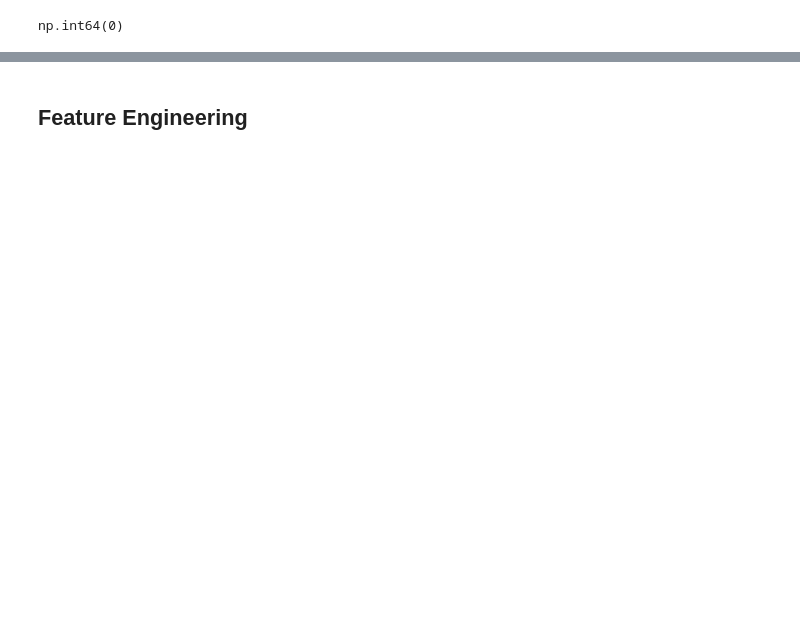
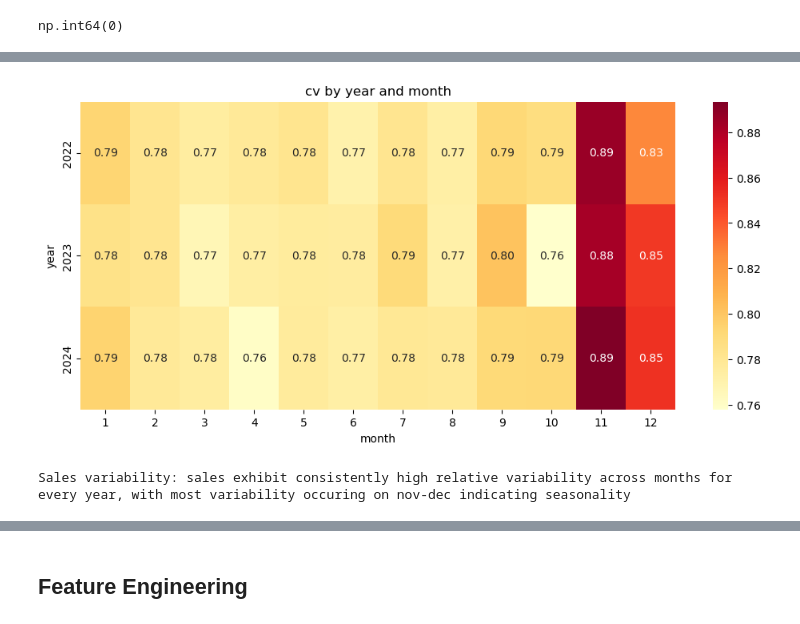
Before and after one commit to paolomags100/predictive-model-retail-sales-forecast, a Jupyter notebook: jupyter-nb/retail_sales_forecasting.ipynb, the cells around one changed output, grey strips where cells are left out. Cells and saved outputs as stored; diff of their text form; code cells hidden in the pictures; blank space fills up the shorter version.

```diff
--- a/jupyter-nb/retail_sales_forecasting.ipynb
+++ b/jupyter-nb/retail_sales_forecasting.ipynb
@@ -887,0 +185,14 @@ cpi: -0.002
+# %%
+# extract date features
+retail_sales['year'] = retail_sales['date'].dt.year
+retail_sales['month'] = retail_sales['date'].dt.month
+retail_sales['quarter'] = retail_sales['date'].dt.quarter
+retail_sales['week_of_year'] = retail_sales['date'].dt.isocalendar().week.astype(int)
+retail_sales['day_name'] = retail_sales['date'].dt.day_name()
+
+# check results
+display(
+    retail_sales[
+        ['date', 'year', 'month', 'week_of_year', 'day_name']
+    ].drop_duplicates().head(20)
+)
@@ -887,0 +293,20 @@ cpi: -0.002
+# %%
+year_month_cv = retail_sales.pivot_table(
+    index='year',
+    columns='month',
+    values='weekly_sales',
+    aggfunc=lambda x: x.std() / x.mean()
+)
+
+plt.figure(figsize=(12, 5))
+sns.heatmap(year_month_cv, annot=True, fmt='.2f', cmap='YlOrRd')
+
+plt.title('cv by year and month')
+plt.xlabel('month')
+plt.ylabel('year')
+plt.show()
+
+print("Sales variability: sales exhibit consistently high relative variability across months for every year, with most variability occuring on nov-dec indicating seasonality factors")
+# %% [output]
+[figure, added]
+Sales variability: sales exhibit consistently high relative variability across months for every year, with most variability occuring on nov-dec indicating seasonality
```
Also changed, not shown: parts of 100 cells of this notebook, 1 other file.
